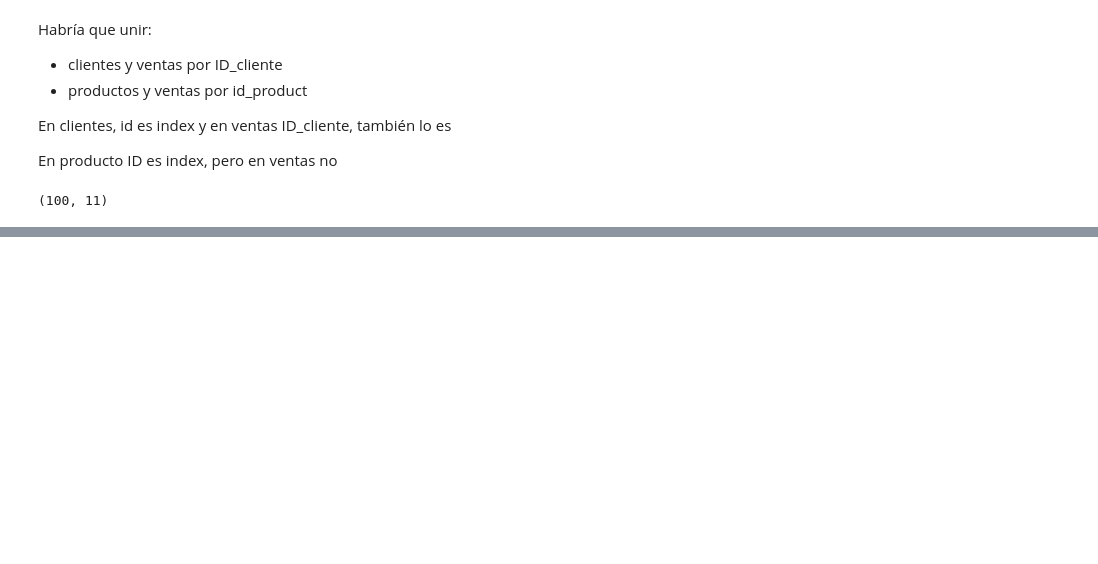
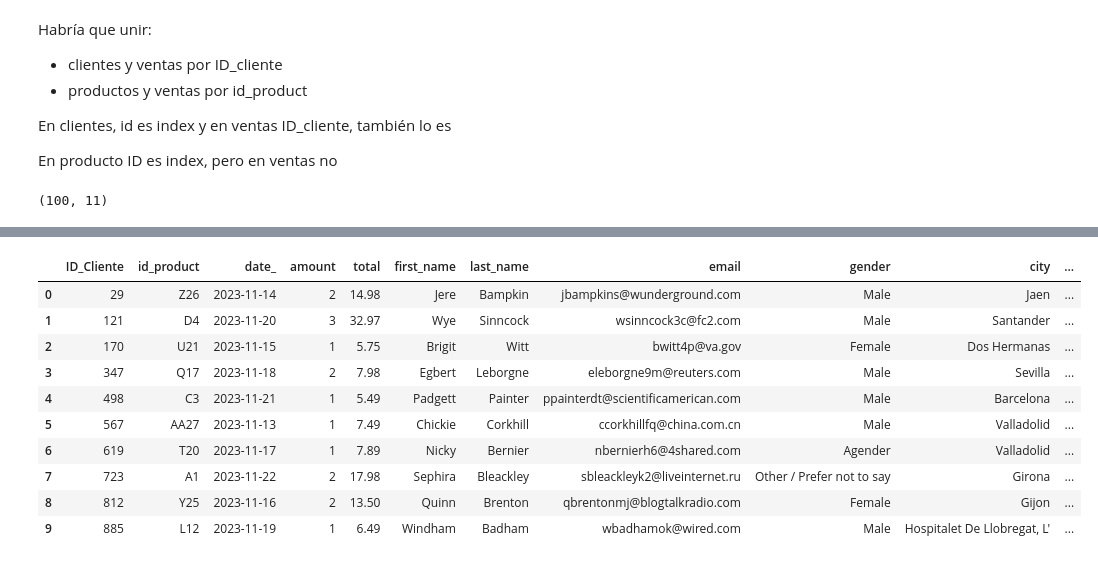
Before and after one commit to marianela-gomez/pair_mod3_AdyM, a Jupyter notebook: modulo-3-leccion-10.ipynb, the cells around one changed output, grey strips where cells are left out. Drawn from its saved outputs; the diff is of its cells as text; code cells hidden in the pictures; blank space fills up the shorter version.

```diff
--- a/modulo-3-leccion-10.ipynb
+++ b/modulo-3-leccion-10.ipynb
@@ -300,0 +317,14 @@ memory usage: 13.3+ KB
+# %%
+pd.read_csv('files/df_final.csv')
+# %% [output]
+|  | ID_Cliente | id_product | date_ | amount | total | first_name | last_name | email | gender | city | ... |
+| 0 | 29 | Z26 | 2023-11-14 | 2 | 14.98 | Jere | Bampkin | jbampkins@wunderground.com | Male | Jaen | ... |
+| 1 | 121 | D4 | 2023-11-20 | 3 | 32.97 | Wye | Sinncock | wsinncock3c@fc2.com | Male | Santander | ... |
+| 2 | 170 | U21 | 2023-11-15 | 1 | 5.75 | Brigit | Witt | bwitt4p@va.gov | Female | Dos Hermanas | ... |
+| 3 | 347 | Q17 | 2023-11-18 | 2 | 7.98 | Egbert | Leborgne | eleborgne9m@reuters.com | Male | Sevilla | ... |
+| 4 | 498 | C3 | 2023-11-21 | 1 | 5.49 | Padgett | Painter | ppainterdt@scientificamerican.com | Male | Barcelona | ... |
+| 5 | 567 | AA27 | 2023-11-13 | 1 | 7.49 | Chickie | Corkhill | ccorkhillfq@china.com.cn | Male | Valladolid | ... |
+| 6 | 619 | T20 | 2023-11-17 | 1 | 7.89 | Nicky | Bernier | nbernierh6@4shared.com | Agender | Valladolid | ... |
+| 7 | 723 | A1 | 2023-11-22 | 2 | 17.98 | Sephira | Bleackley | sbleackleyk2@liveinternet.ru | Other / Prefer not to say | Girona | ... |
+| 8 | 812 | Y25 | 2023-11-16 | 2 | 13.50 | Quinn | Brenton | qbrentonmj@blogtalkradio.com | Female | Gijon | ... |
+| 9 | 885 | L12 | 2023-11-19 | 1 | 6.49 | Windham | Badham | wbadhamok@wired.com | Male | Hospitalet De Llobregat, L' | ... |
```
Also changed, not shown: parts of 6 cells of this notebook, 7 other files.
